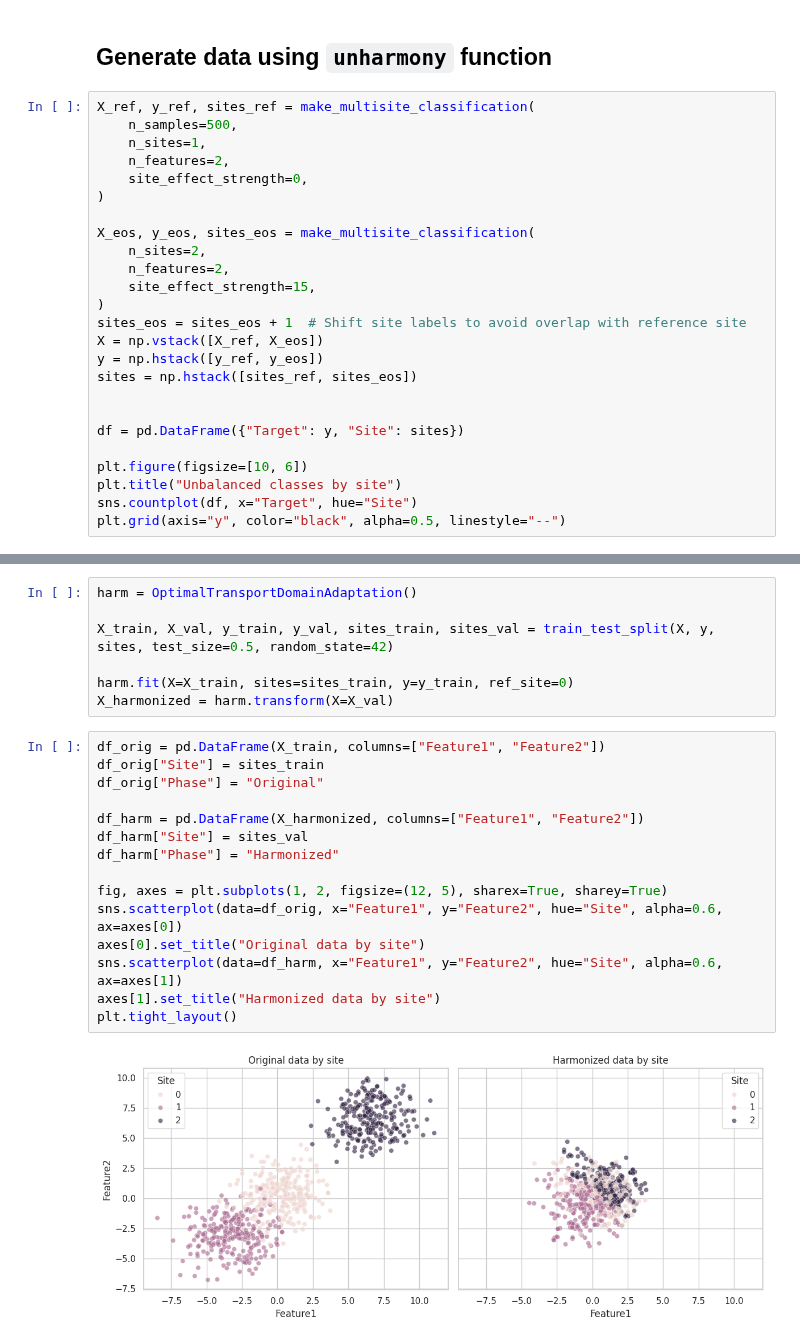
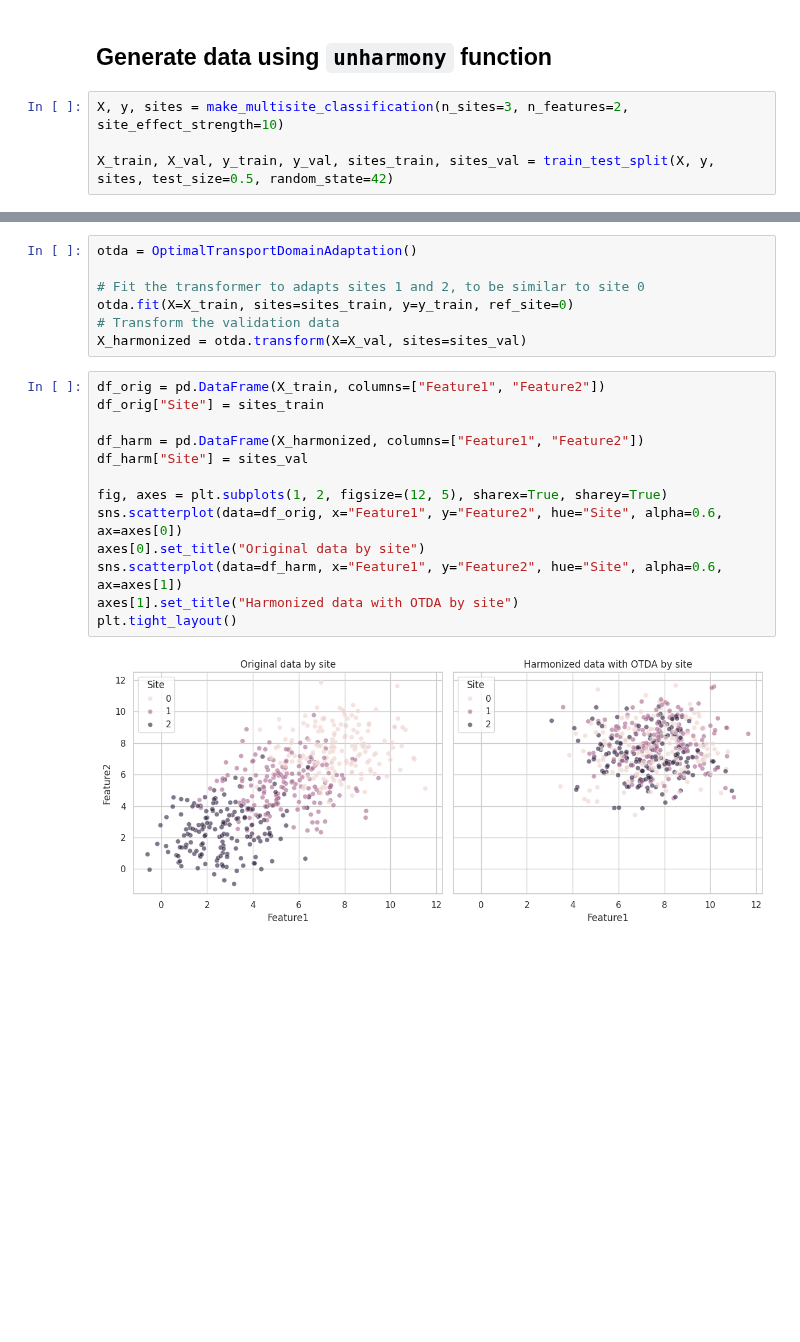
Before and after one commit to N-Nieto/UniHarmony, a Jupyter notebook: examples/05-ot-based/01-OT_binary_classification_example.ipynb, the cells around one changed output, grey strips where cells are left out. Cells and saved outputs as stored; diff of their text form; blank space fills up the shorter version.

```diff
--- a/examples/05-ot-based/01-OT_binary_classification_example.ipynb
+++ b/examples/05-ot-based/01-OT_binary_classification_example.ipynb
@@ -19,27 +18,6 @@ verbosity("warning")
 # %% [markdown]
 ## Generate data using `unharmony` function
 # %%
-X_ref, y_ref, sites_ref = make_multisite_classification(
-    n_samples=500,
-    n_sites=1,
-    n_features=2,
-    site_effect_strength=0,
-)
+X, y, sites = make_multisite_classification(n_sites=3, n_features=2, site_effect_strength=10)
 
-X_eos, y_eos, sites_eos = make_multisite_classification(
-    n_sites=2,
-    n_features=2,
-    site_effect_strength=15,
-)
-sites_eos = sites_eos + 1  # Shift site labels to avoid overlap with reference site
-X = np.vstack([X_ref, X_eos])
-y = np.hstack([y_ref, y_eos])
-sites = np.hstack([sites_ref, sites_eos])
-
-
-df = pd.DataFrame({"Target": y, "Site": sites})
-
-plt.figure(figsize=[10, 6])
-plt.title("Unbalanced classes by site")
-sns.countplot(df, x="Target", hue="Site")
-plt.grid(axis="y", color="black", alpha=0.5, linestyle="--")
+X_train, X_val, y_train, y_val, sites_train, sites_val = train_test_split(X, y, sites, test_size=0.5, random_state=42)
@@ -51,24 +26,22 @@ plt.grid(axis="y", color="black", alpha=0.5, linestyle="--")
 # %%
-harm = OptimalTransportDomainAdaptation()
+otda = OptimalTransportDomainAdaptation()
 
-X_train, X_val, y_train, y_val, sites_train, sites_val = train_test_split(X, y, sites, test_size=0.5, random_state=42)
-
-harm.fit(X=X_train, sites=sites_train, y=y_train, ref_site=0)
-X_harmonized = harm.transform(X=X_val)
+# Fit the transformer to adapts sites 1 and 2, to be similar to site 0
+otda.fit(X=X_train, sites=sites_train, y=y_train, ref_site=0)
+# Transform the validation data
+X_harmonized = otda.transform(X=X_val, sites=sites_val)
 # %%
 df_orig = pd.DataFrame(X_train, columns=["Feature1", "Feature2"])
 df_orig["Site"] = sites_train
-df_orig["Phase"] = "Original"
 
 df_harm = pd.DataFrame(X_harmonized, columns=["Feature1", "Feature2"])
 df_harm["Site"] = sites_val
-df_harm["Phase"] = "Harmonized"
 
 fig, axes = plt.subplots(1, 2, figsize=(12, 5), sharex=True, sharey=True)
 sns.scatterplot(data=df_orig, x="Feature1", y="Feature2", hue="Site", alpha=0.6, ax=axes[0])
 axes[0].set_title("Original data by site")
 sns.scatterplot(data=df_harm, x="Feature1", y="Feature2", hue="Site", alpha=0.6, ax=axes[1])
-axes[1].set_title("Harmonized data by site")
+axes[1].set_title("Harmonized data with OTDA by site")
 plt.tight_layout()
 # %% [output]
-[figure, old version]
+[figure, new version]
```
Also changed, not shown: parts of 6 cells of this notebook, 25 other files.
